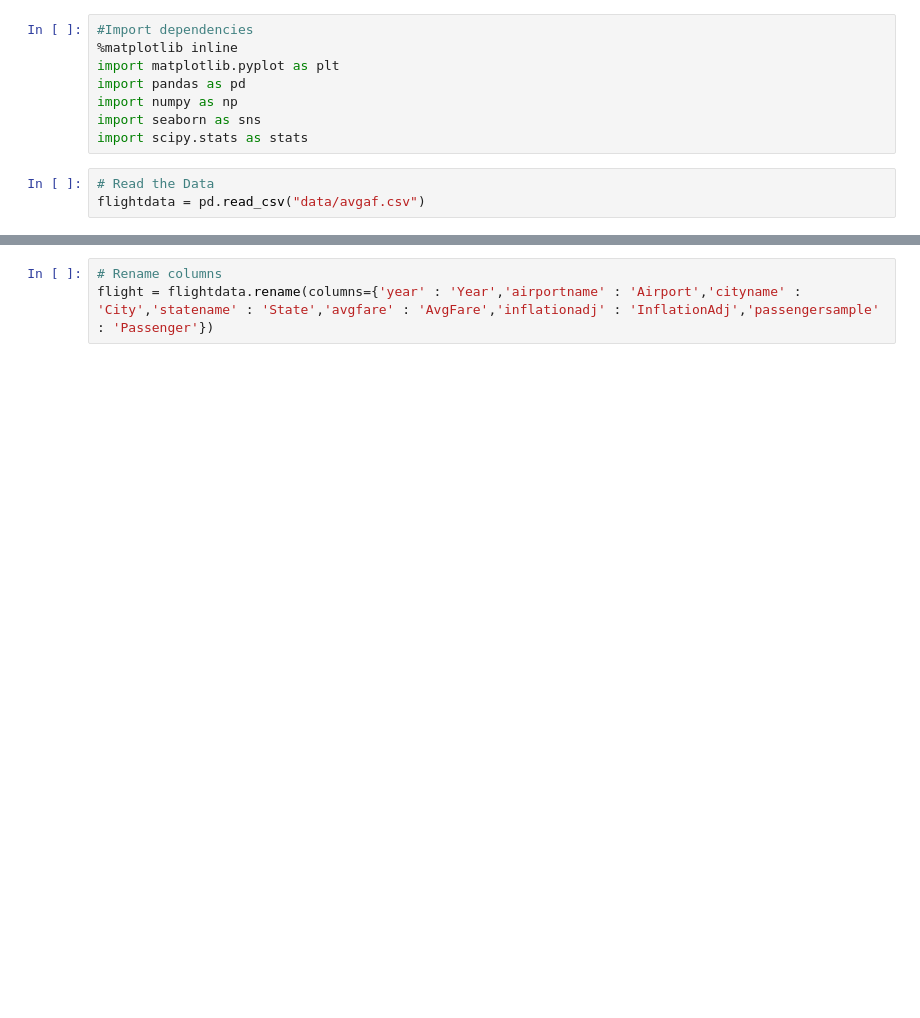
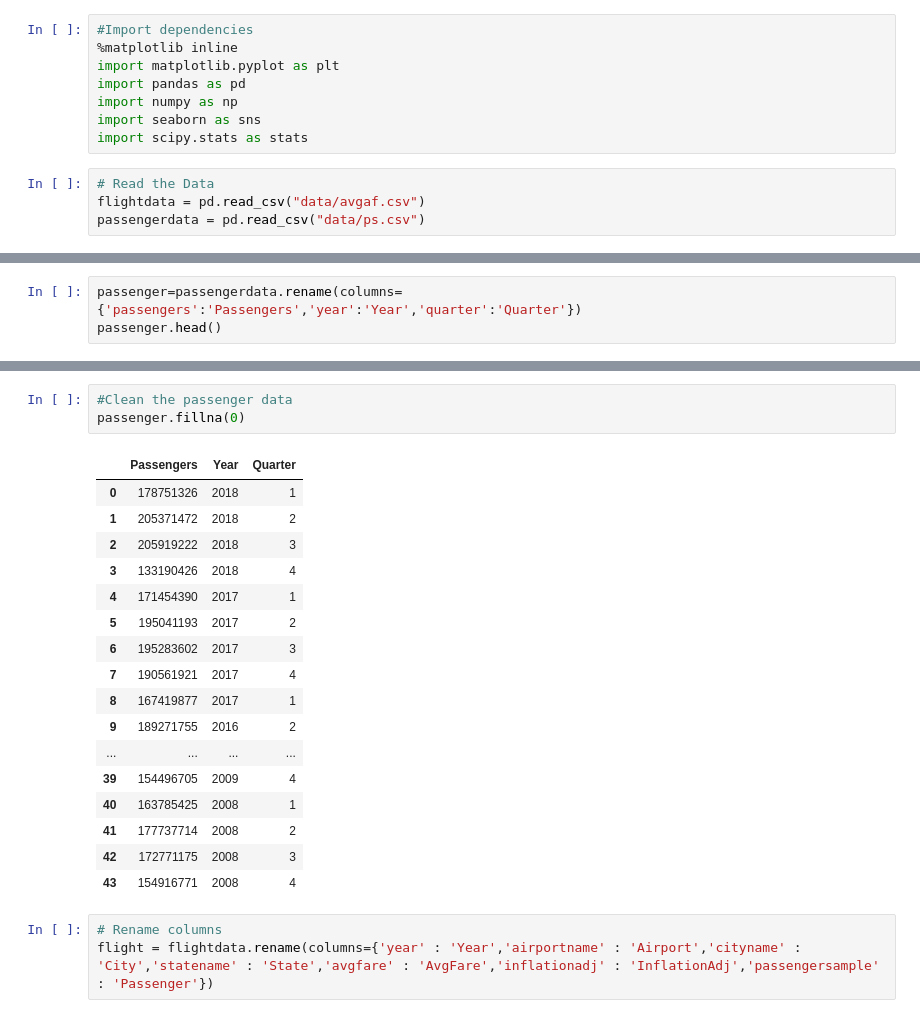
Before and after one commit to darstsharon/Flight_Cost_Analysis, a Jupyter notebook: FlightProject.ipynb, the cells around one changed output, grey strips where cells are left out. Drawn from its saved outputs; the diff is of its cells as text; blank space fills up the shorter version.

Commit message:
Added Passenger Data
Added passenger data by year and quarter for the last 10 years.

```diff
--- a/FlightProject.ipynb
+++ b/FlightProject.ipynb
@@ -9,3 +11,4 @@ import scipy.stats as stats
 # %%
 # Read the Data
 flightdata = pd.read_csv("data/avgaf.csv")
+passengerdata = pd.read_csv("data/ps.csv")
@@ -11,0 +24,3 @@ flightdata = pd.read_csv("data/avgaf.csv")
+# %%
+passenger=passengerdata.rename(columns={'passengers':'Passengers','year':'Year','quarter':'Quarter'})
+passenger.head()
@@ -12,3 +34,24 @@ flightdata = pd.read_csv("data/avgaf.csv")
+# %%
+#Clean the passenger data
+passenger.fillna(0)
+# %% [output]
+|  | Passengers | Year | Quarter |
+| 0 | 178751326 | 2018 | 1 |
+| 1 | 205371472 | 2018 | 2 |
+| 2 | 205919222 | 2018 | 3 |
+| 3 | 133190426 | 2018 | 4 |
+| 4 | 171454390 | 2017 | 1 |
+| 5 | 195041193 | 2017 | 2 |
+| 6 | 195283602 | 2017 | 3 |
+| 7 | 190561921 | 2017 | 4 |
+| 8 | 167419877 | 2017 | 1 |
+| 9 | 189271755 | 2016 | 2 |
+| ... | ... | ... | ... |
+| 39 | 154496705 | 2009 | 4 |
+| 40 | 163785425 | 2008 | 1 |
+| 41 | 177737714 | 2008 | 2 |
+| 42 | 172771175 | 2008 | 3 |
+| 43 | 154916771 | 2008 | 4 |
 # %%
 # Rename columns
 flight = flightdata.rename(columns={'year' : 'Year','airportname' : 'Airport','cityname' : 'City','statename' : 'State','avgfare' : 'AvgFare','inflationadj' : 'InflationAdj','passengersample' : 'Passenger'})
```
Also changed, not shown: parts of 4 cells of this notebook, 1 other file.
